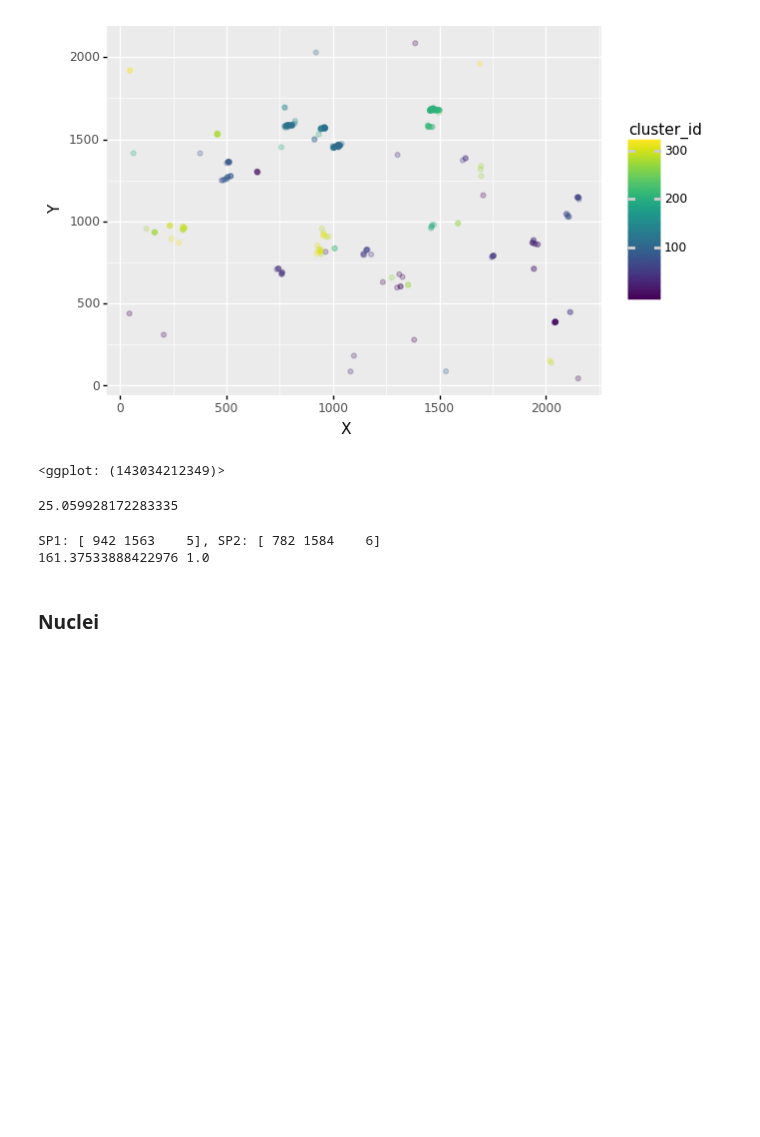
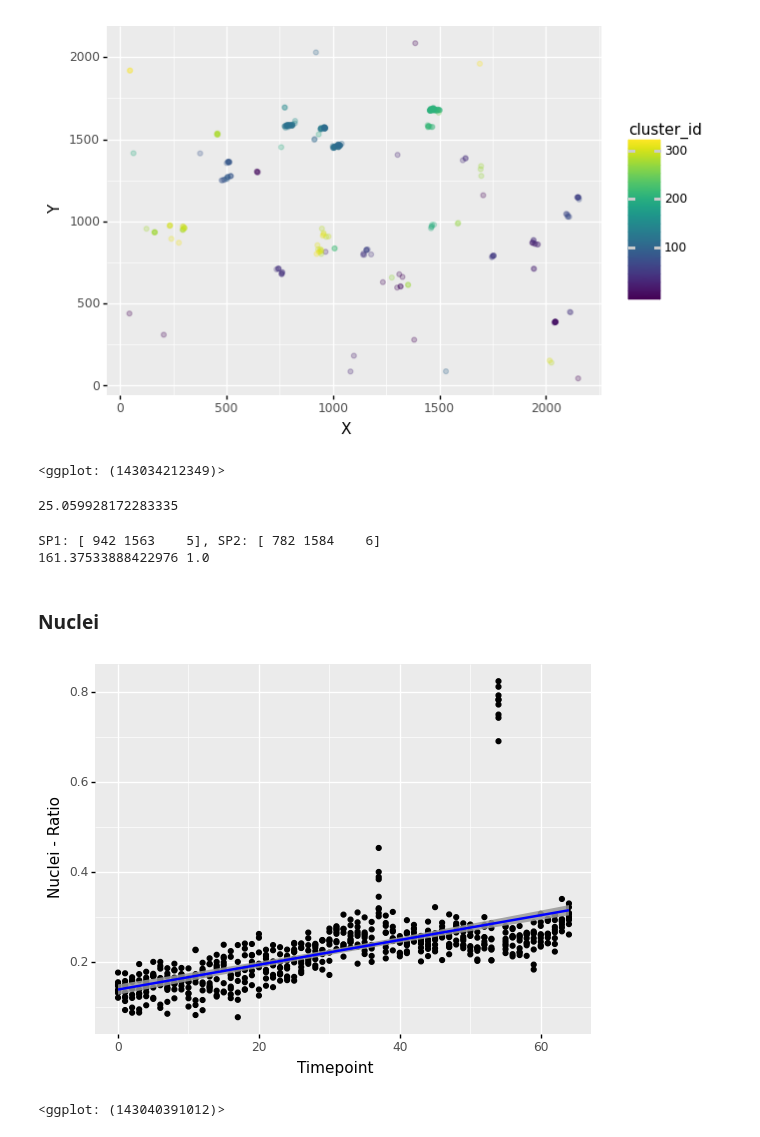
Before and after one commit to niightingale/bep_tools, a Jupyter notebook: fiji_analysis/models_X2.ipynb, the cells around one changed output. Cells and saved outputs as stored; diff of their text form; code cells hidden in the pictures; blank space fills up the shorter version.

Commit message:
added 0206 nuclei

```diff
--- a/fiji_analysis/models_X2.ipynb
+++ b/fiji_analysis/models_X2.ipynb
@@ -42,10 +42,10 @@ sklearn 1.1.1
 #### 1) Pre-Processing
 This is the selection of the right columns from the Opera output file.
 # %%
-def opera_to_df(input):
+def opera_to_df(input, n_skip = 9):
     # Import Tab separated opera file
-    raw_df = pd.read_csv(input, sep = '\t', skiprows = 9)       # Read file (txt or csv) and skip header
-    raw_df = raw_df.dropna(axis = 'columns')                    # Remove non-value columns
+    raw_df = pd.read_csv(input, sep = '\t', skiprows = n_skip)       # Read file (txt or csv) and skip header
+    #raw_df = raw_df.dropna(axis = dropaxis)                    # Remove non-value columns
     return raw_df
 
 def filter_frame(df, col_idx):
@@ -436,3 +436,16 @@ SP1: [ 942 1563    5], SP2: [ 782 1584    6]
 corell1, corell2, corell3 = snapshot[0], snapshot[1], snapshot[2]
 # %% [markdown]
 ### Nuclei
+# %%
+nuclei_1606_wt = opera_to_df('data/1606_assay_novel/input_data/nuclei.txt', n_skip = 8)
+# %%
+nuclei_1606_wt = filter_frame(nuclei_1606_wt, 8)
+nuclei_1606_wt = nuclei_1606_wt.sort_values(by = ['Timepoint'])
+nuclei_1606_wt['Nuclei - Ratio'] = nuclei_1606_wt['Nuclei Selected - Number of Objects'] / nuclei_1606_wt['Nuclei - Number of Objects']
+# %%
+ggplot(nuclei_1606_wt, aes('Timepoint', 'Nuclei - Ratio')) +\
+    geom_point() +\
+    geom_smooth(method = "lm", color = 'b', alpha = 0.85)
+# %% [output]
+[figure, added]
+<ggplot: (143040391012)>
```
Also changed, not shown: 2 other files.
